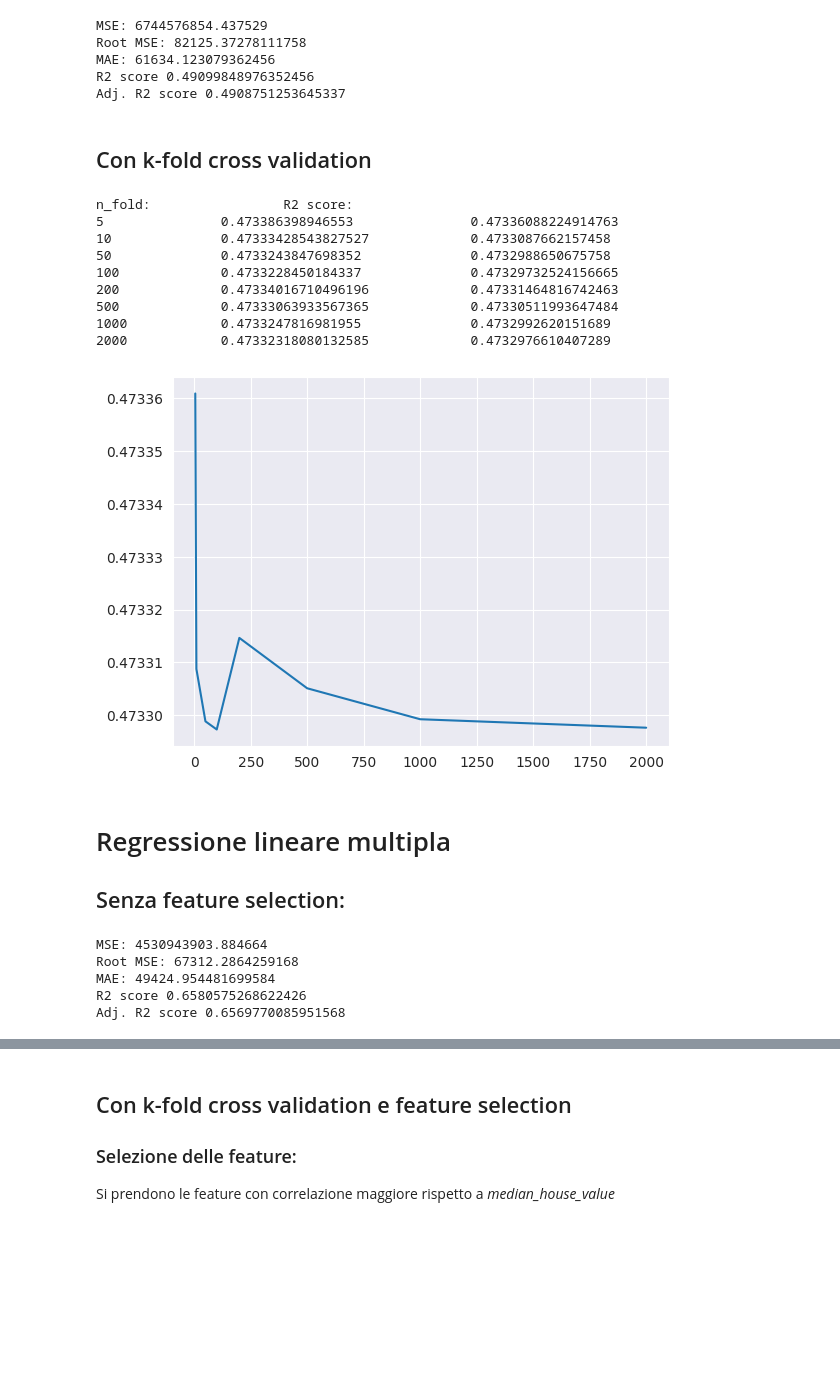
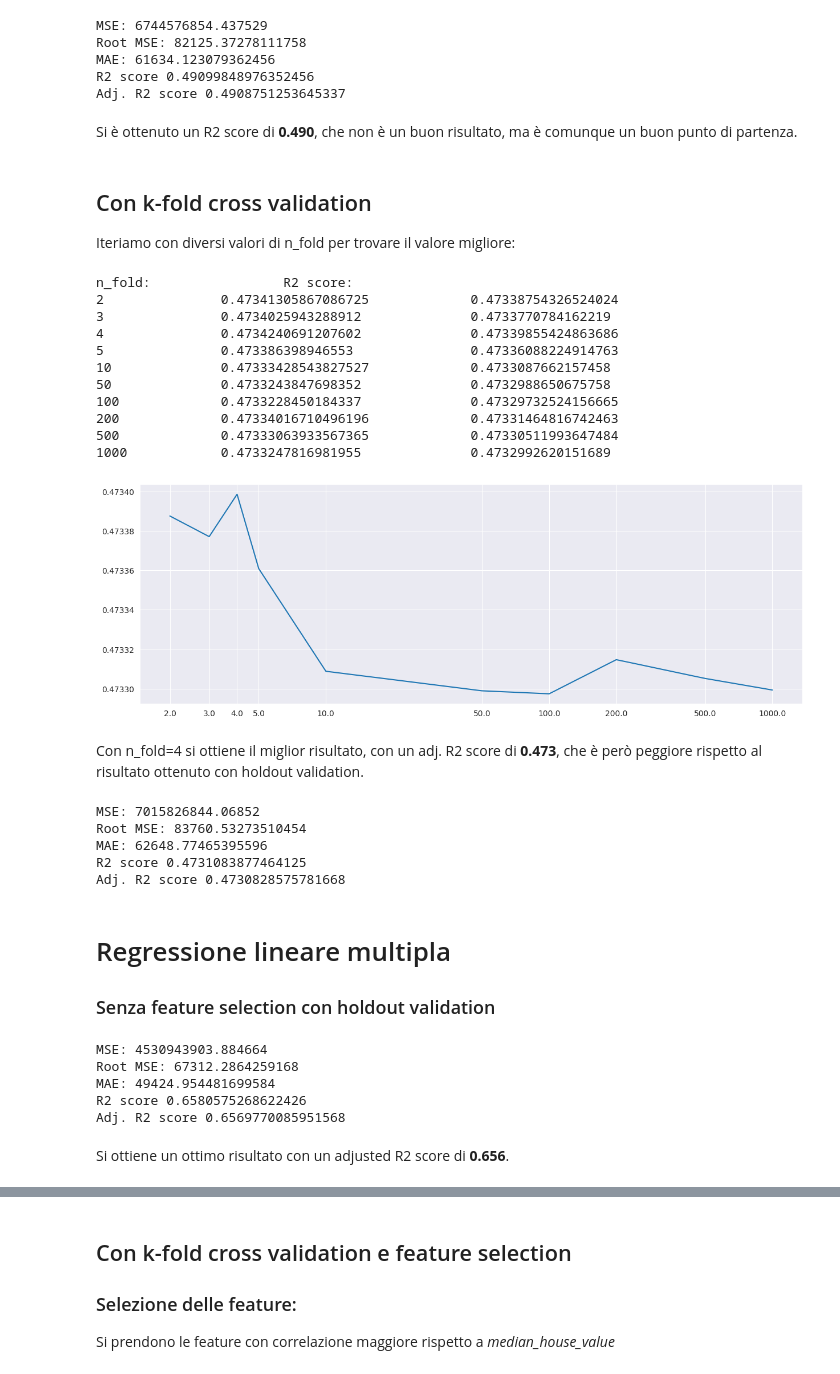
Before and after one commit to argnaan/ProgettoLabSwTlc, a Jupyter notebook: jupyterNB.ipynb, the cells around one changed output, grey strips where cells are left out. Drawn from its saved outputs; the diff is of its cells as text; code cells hidden in the pictures; blank space fills up the shorter version.

```diff
--- a/jupyterNB.ipynb
+++ b/jupyterNB.ipynb
@@ -208,22 +204,28 @@ Root MSE: 82125.37278111758
 MAE: 61634.123079362456
 R2 score 0.49099848976352456
 Adj. R2 score 0.4908751253645337
+# %% [markdown]
+Si è ottenuto un R2 score di **0.490**, che non è un buon risultato, ma è comunque un buon punto di partenza.
 # %% [markdown]
 ## Con k-fold cross validation
+Iteriamo con diversi valori di n_fold per trovare il valore migliore:
 # %%
-results = []
-n_folds = [5, 10, 50,  100, 200, 500, 1000, 2000]
+r2_scores = []
+n_folds = [2, 3, 4, 5, 10, 50,  100, 200, 500, 1000]
 print("n_fold:\t\t\tR2 score:")
 for n_fold in n_folds:
     kf = KFold(n_splits=n_fold, random_state=42, shuffle=True)
     regressor = LinearRegression()
     y_hat = cross_val_predict(regressor, X, Y, cv=kf)
-    results.append([n_fold, adj_r2_score(Y, y_hat, 1)])
+    r2_scores.append([n_fold, r2_score(Y, y_hat), adj_r2_score(Y, y_hat, 1)])
     print(f"{n_fold}\t\t{r2_score(Y, y_hat)}\t\t{adj_r2_score(Y, y_hat, 1)}")
 
-results = np.array(results)
+r2_scores = np.array(r2_scores)
 # %% [output]
 n_fold:                 R2 score:
+2               0.47341305867086725             0.47338754326524024
+3               0.4734025943288912              0.4733770784162219
+4               0.4734240691207602              0.47339855424863686
 5               0.473386398946553               0.47336088224914763
 10              0.47333428543827527             0.4733087662157458
 50              0.4733243847698352              0.4732988650675758
@@ -231,16 +233,32 @@ n_fold:                 R2 score:
 200             0.47334016710496196             0.47331464816742463
 500             0.47333063933567365             0.47330511993647484
 1000            0.4733247816981955              0.4732992620151689
-2000            0.47332318080132585             0.4732976610407289
 # %%
-plt.plot(results[:, 0], results[:, 1])
+plt.figure(figsize=(15, 5))
+plt.semilogx(r2_scores[:, 0], r2_scores[:, 2])
+plt.xticks(r2_scores[:, 0], r2_scores[:, 0])
 plt.show()
 # %% [output]
-[figure, old version]
+[figure, new version]
+# %% [markdown]
+Con n_fold=4 si ottiene il miglior risultato, con un adj. R2 score di **0.473**, che è però peggiore rispetto al risultato ottenuto con holdout validation.
+# %%
+n_fold = 4
+kf = KFold(n_splits=n_fold, random_state=RS, shuffle=True)
+regressor = LinearRegression()
+y_hat = cross_val_predict(regressor, X, Y, cv=kf)
+prestazioni(y_hat, Y, 1)
+results.append({"tipo":"Semplice", "n_feature":1, "validation":"K-fold (n_fold=4)", "r2":r2_score(Y, y_hat), "adj_r2":adj_r2_score(Y, y_hat, 1)})
+# %% [output]
+MSE: 7015826844.06852
+Root MSE: 83760.53273510454
+MAE: 62648.77465395596
+R2 score 0.4731083877464125
+Adj. R2 score 0.4730828575781668
 # %% [markdown]
 # Regressione lineare multipla
 
-## Senza feature selection:
+### Senza feature selection con holdout validation
 # %%
 X = df.drop(columns=['median_house_value'])
 Y = df['median_house_value']
@@ -256,4 +275,6 @@ Root MSE: 67312.2864259168
 MAE: 49424.954481699584
 R2 score 0.6580575268622426
 Adj. R2 score 0.6569770085951568
+# %% [markdown]
+Si ottiene un ottimo risultato con un adjusted R2 score di **0.656**.
 # %% [markdown]
```
Also changed, not shown: parts of 39 cells of this notebook, 1 other file.
